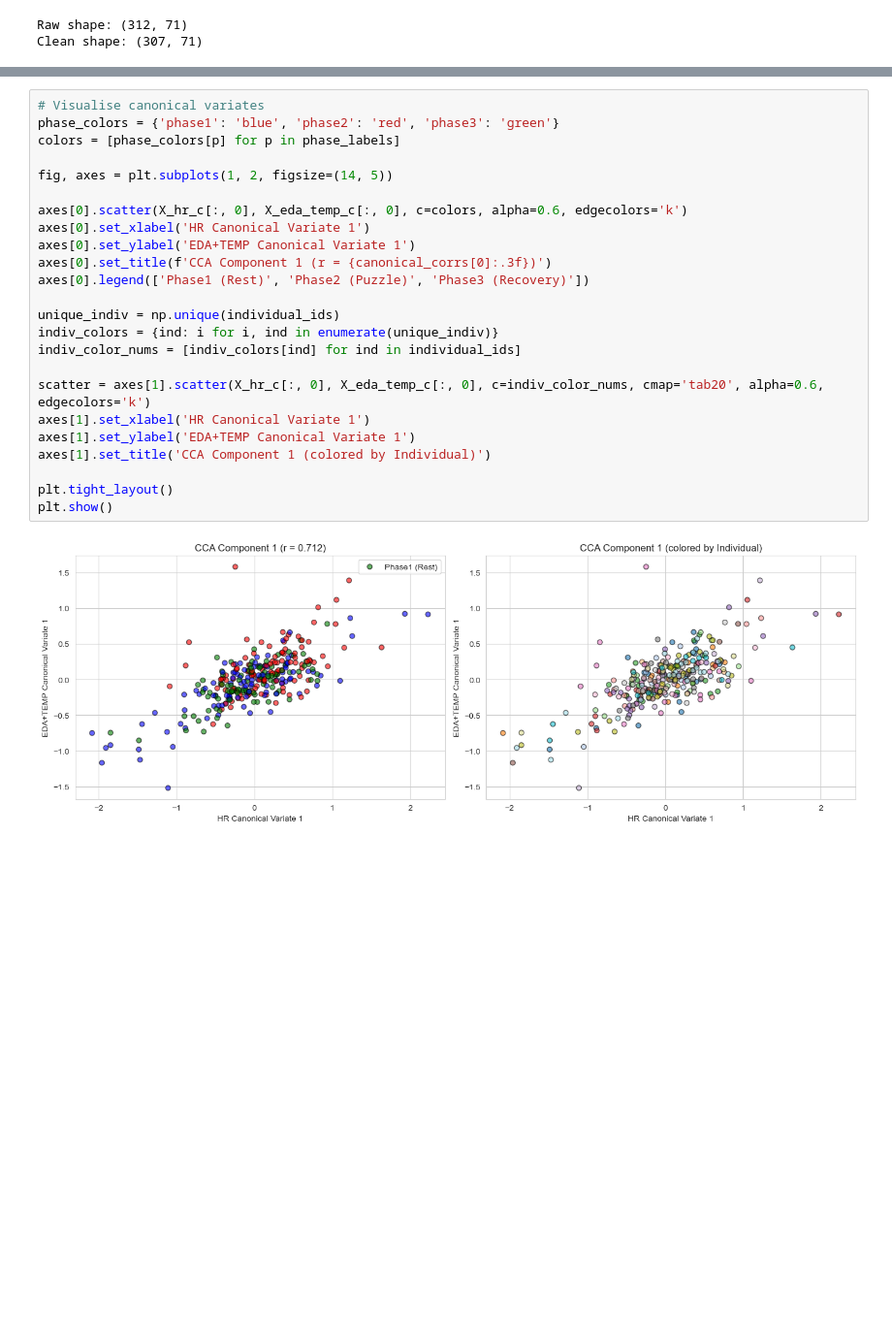
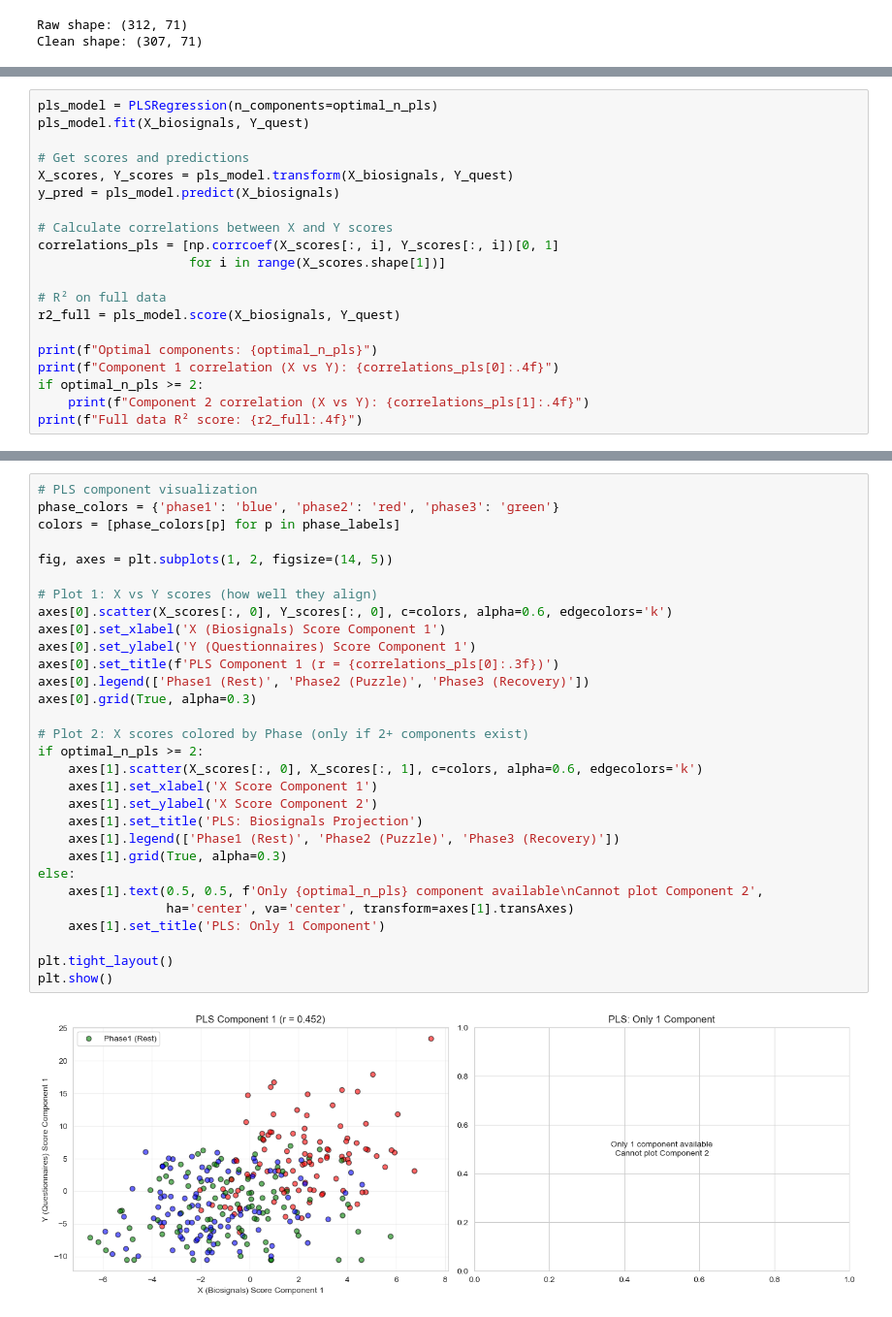
Before and after one commit to InfiniteLobster/CDA-case2, a Jupyter notebook: src/case2_corrected.ipynb, the cells around one changed output, grey strips where cells are left out. Shown: that part at 97% size. Saved outputs shown, nothing was run; the diff lists cells and outputs as text; blank space fills up the shorter version.

```diff
--- a/src/case2_corrected.ipynb
+++ b/src/case2_corrected.ipynb
@@ -118,0 +121,20 @@ Component 1: 0.7118
+# %%
+pls_model = PLSRegression(n_components=optimal_n_pls)
+pls_model.fit(X_biosignals, Y_quest)
+
+# Get scores and predictions
+X_scores, Y_scores = pls_model.transform(X_biosignals, Y_quest)
+y_pred = pls_model.predict(X_biosignals)
+
+# Calculate correlations between X and Y scores
+correlations_pls = [np.corrcoef(X_scores[:, i], Y_scores[:, i])[0, 1]
+                    for i in range(X_scores.shape[1])]
+
+# R² on full data
+r2_full = pls_model.score(X_biosignals, Y_quest)
+
+print(f"Optimal components: {optimal_n_pls}")
+print(f"Component 1 correlation (X vs Y): {correlations_pls[0]:.4f}")
+if optimal_n_pls >= 2:
+    print(f"Component 2 correlation (X vs Y): {correlations_pls[1]:.4f}")
+print(f"Full data R² score: {r2_full:.4f}")
@@ -119,26 +160,32 @@ Component 1: 0.7118
 # %%
-# Visualise canonical variates
+# PLS component visualization
 phase_colors = {'phase1': 'blue', 'phase2': 'red', 'phase3': 'green'}
 colors = [phase_colors[p] for p in phase_labels]
 
 fig, axes = plt.subplots(1, 2, figsize=(14, 5))
 
-axes[0].scatter(X_hr_c[:, 0], X_eda_temp_c[:, 0], c=colors, alpha=0.6, edgecolors='k')
-axes[0].set_xlabel('HR Canonical Variate 1')
-axes[0].set_ylabel('EDA+TEMP Canonical Variate 1')
-axes[0].set_title(f'CCA Component 1 (r = {canonical_corrs[0]:.3f})')
+# Plot 1: X vs Y scores (how well they align)
+axes[0].scatter(X_scores[:, 0], Y_scores[:, 0], c=colors, alpha=0.6, edgecolors='k')
+axes[0].set_xlabel('X (Biosignals) Score Component 1')
+axes[0].set_ylabel('Y (Questionnaires) Score Component 1')
+axes[0].set_title(f'PLS Component 1 (r = {correlations_pls[0]:.3f})')
 axes[0].legend(['Phase1 (Rest)', 'Phase2 (Puzzle)', 'Phase3 (Recovery)'])
+axes[0].grid(True, alpha=0.3)
 
-unique_indiv = np.unique(individual_ids)
-indiv_colors = {ind: i for i, ind in enumerate(unique_indiv)}
-indiv_color_nums = [indiv_colors[ind] for ind in individual_ids]
-
-scatter = axes[1].scatter(X_hr_c[:, 0], X_eda_temp_c[:, 0], c=indiv_color_nums, cmap='tab20', alpha=0.6, edgecolors='k')
-axes[1].set_xlabel('HR Canonical Variate 1')
-axes[1].set_ylabel('EDA+TEMP Canonical Variate 1')
-axes[1].set_title('CCA Component 1 (colored by Individual)')
+# Plot 2: X scores colored by Phase (only if 2+ components exist)
+if optimal_n_pls >= 2:
+    axes[1].scatter(X_scores[:, 0], X_scores[:, 1], c=colors, alpha=0.6, edgecolors='k')
+    axes[1].set_xlabel('X Score Component 1')
+    axes[1].set_ylabel('X Score Component 2')
+    axes[1].set_title('PLS: Biosignals Projection')
+    axes[1].legend(['Phase1 (Rest)', 'Phase2 (Puzzle)', 'Phase3 (Recovery)'])
+    axes[1].grid(True, alpha=0.3)
+else:
+    axes[1].text(0.5, 0.5, f'Only {optimal_n_pls} component available\nCannot plot Component 2',
+                 ha='center', va='center', transform=axes[1].transAxes)
+    axes[1].set_title('PLS: Only 1 Component')
 
 plt.tight_layout()
 plt.show()
 # %% [output]
-[figure, old version]
+[figure, new version]
```
Also changed, not shown: parts of 22 cells of this notebook.
